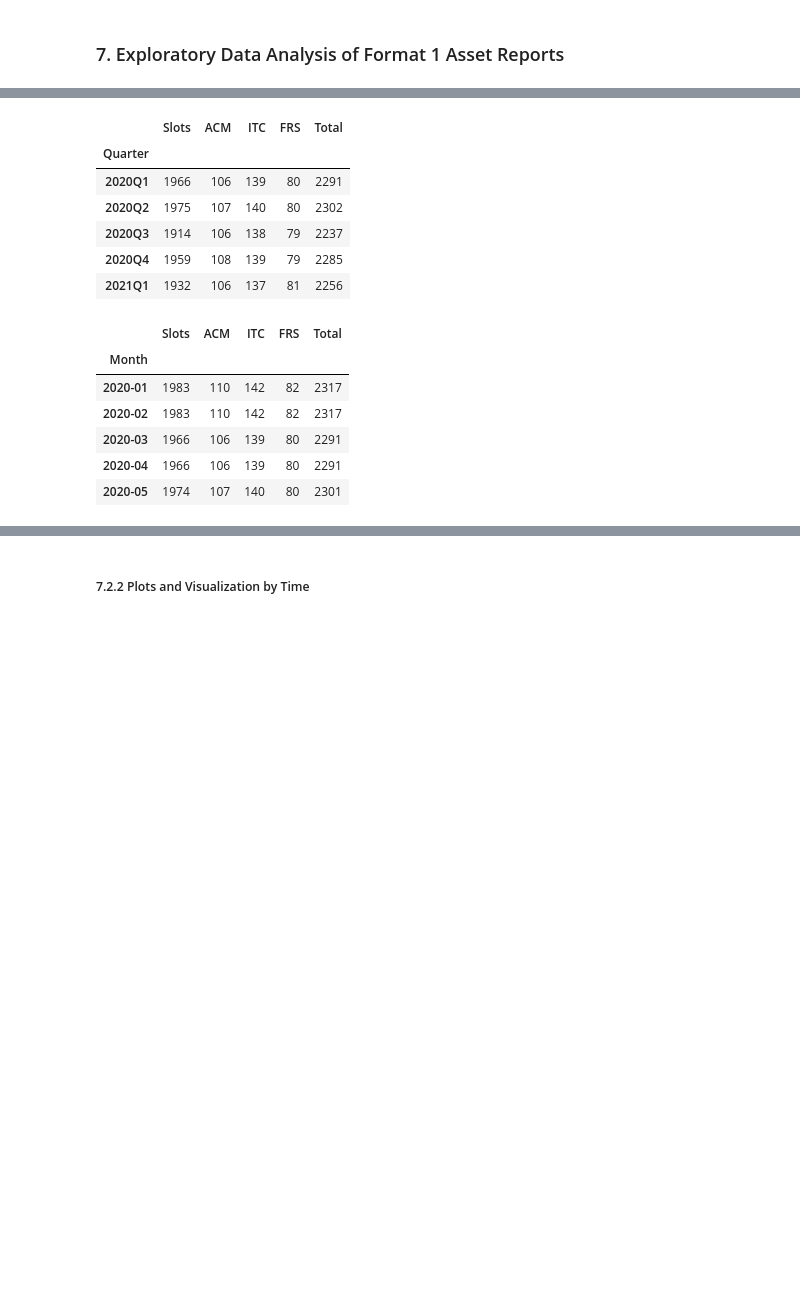
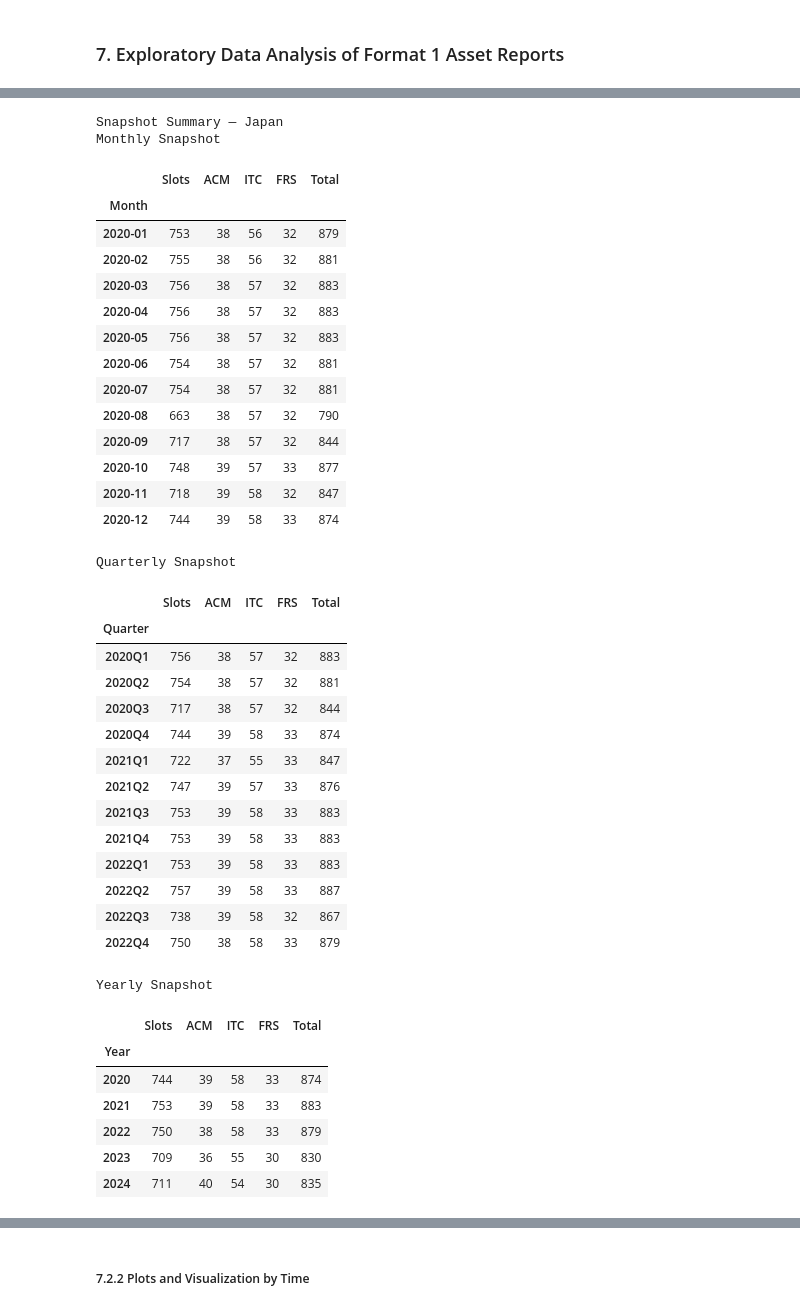
Before and after one commit to pinhaopan/muckrock-liberation, a Jupyter notebook: fa25-team-a/asset_reports.ipynb, the cells around one changed output, grey strips where cells are left out. Drawn from its saved outputs; the diff is of its cells as text; code cells hidden in the pictures; blank space fills up the shorter version.

```diff
--- a/fa25-team-a/asset_reports.ipynb
+++ b/fa25-team-a/asset_reports.ipynb
@@ -1043,22 +1028,52 @@ display(yearly_snapshot.head(5))
-# %%
-quarterly_snapshot = snapshot_by_period(df_eda, "Q")
-display(quarterly_snapshot.head(5))
-# %% [output]
-|  | Slots | ACM | ITC | FRS | Total |
-| Quarter |  |  |  |  |  |
-| 2020Q1 | 1966 | 106 | 139 | 80 | 2291 |
-| 2020Q2 | 1975 | 107 | 140 | 80 | 2302 |
-| 2020Q3 | 1914 | 106 | 138 | 79 | 2237 |
-| 2020Q4 | 1959 | 108 | 139 | 79 | 2285 |
-| 2021Q1 | 1932 | 106 | 137 | 81 | 2256 |
-# %%
-monthly_snapshot = snapshot_by_period(df_eda, "M")
-display(monthly_snapshot.head(5))
-# %% [output]
-|  | Slots | ACM | ITC | FRS | Total |
-| Month |  |  |  |  |  |
-| 2020-01 | 1983 | 110 | 142 | 82 | 2317 |
-| 2020-02 | 1983 | 110 | 142 | 82 | 2317 |
-| 2020-03 | 1966 | 106 | 139 | 80 | 2291 |
-| 2020-04 | 1966 | 106 | 139 | 80 | 2291 |
-| 2020-05 | 1974 | 107 | 140 | 80 | 2301 |
+# %%
+# Japan
+jp_machines_all_month = summarize_data(eda_df, "Japan", freq="Monthly", verbose=False)
+jp_machines_all_quarter = summarize_data(eda_df, "Japan", freq="Quarterly", verbose=False)
+jp_machines_all_year = summarize_data(eda_df, "Japan", freq="Annually", verbose=False)
+
+display_snapshots_side_by_side(
+    jp_machines_all_month.head(12),
+    jp_machines_all_quarter.head(12),
+    jp_machines_all_year,
+    region="Japan"
+)
+# %% [output]
+Snapshot Summary — Japan
+Monthly Snapshot
+|  | Slots | ACM | ITC | FRS | Total |
+| Month |  |  |  |  |  |
+| 2020-01 | 753 | 38 | 56 | 32 | 879 |
+| 2020-02 | 755 | 38 | 56 | 32 | 881 |
+| 2020-03 | 756 | 38 | 57 | 32 | 883 |
+| 2020-04 | 756 | 38 | 57 | 32 | 883 |
+| 2020-05 | 756 | 38 | 57 | 32 | 883 |
+| 2020-06 | 754 | 38 | 57 | 32 | 881 |
+| 2020-07 | 754 | 38 | 57 | 32 | 881 |
+| 2020-08 | 663 | 38 | 57 | 32 | 790 |
+| 2020-09 | 717 | 38 | 57 | 32 | 844 |
+| 2020-10 | 748 | 39 | 57 | 33 | 877 |
+| 2020-11 | 718 | 39 | 58 | 32 | 847 |
+| 2020-12 | 744 | 39 | 58 | 33 | 874 |
+Quarterly Snapshot
+|  | Slots | ACM | ITC | FRS | Total |
+| Quarter |  |  |  |  |  |
+| 2020Q1 | 756 | 38 | 57 | 32 | 883 |
+| 2020Q2 | 754 | 38 | 57 | 32 | 881 |
+| 2020Q3 | 717 | 38 | 57 | 32 | 844 |
+| 2020Q4 | 744 | 39 | 58 | 33 | 874 |
+| 2021Q1 | 722 | 37 | 55 | 33 | 847 |
+| 2021Q2 | 747 | 39 | 57 | 33 | 876 |
+| 2021Q3 | 753 | 39 | 58 | 33 | 883 |
+| 2021Q4 | 753 | 39 | 58 | 33 | 883 |
+| 2022Q1 | 753 | 39 | 58 | 33 | 883 |
+| 2022Q2 | 757 | 39 | 58 | 33 | 887 |
+| 2022Q3 | 738 | 39 | 58 | 32 | 867 |
+| 2022Q4 | 750 | 38 | 58 | 33 | 879 |
+Yearly Snapshot
+|  | Slots | ACM | ITC | FRS | Total |
+| Year |  |  |  |  |  |
+| 2020 | 744 | 39 | 58 | 33 | 874 |
+| 2021 | 753 | 39 | 58 | 33 | 883 |
+| 2022 | 750 | 38 | 58 | 33 | 879 |
+| 2023 | 709 | 36 | 55 | 30 | 830 |
+| 2024 | 711 | 40 | 54 | 30 | 835 |
```
Also changed, not shown: parts of 38 cells of this notebook.
